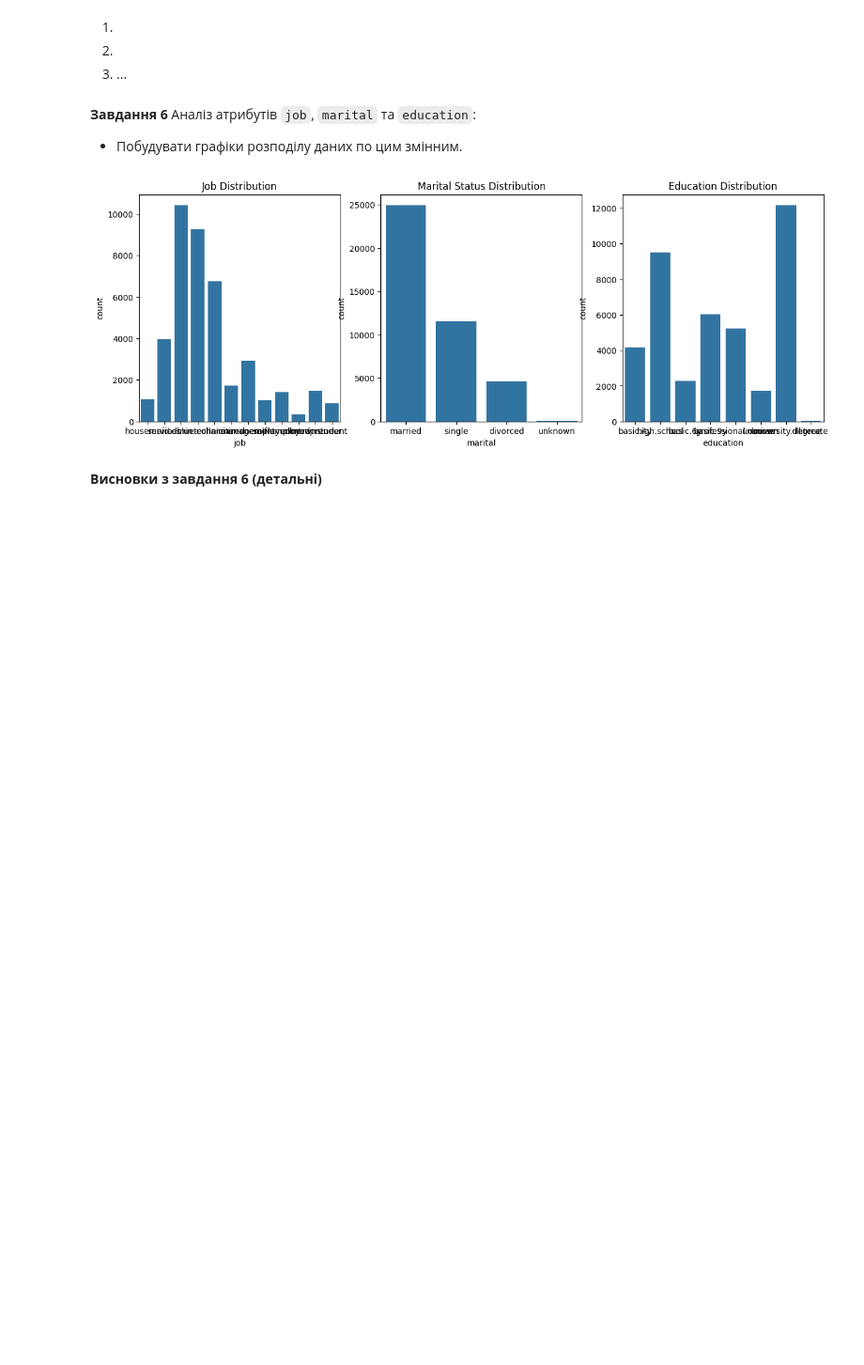
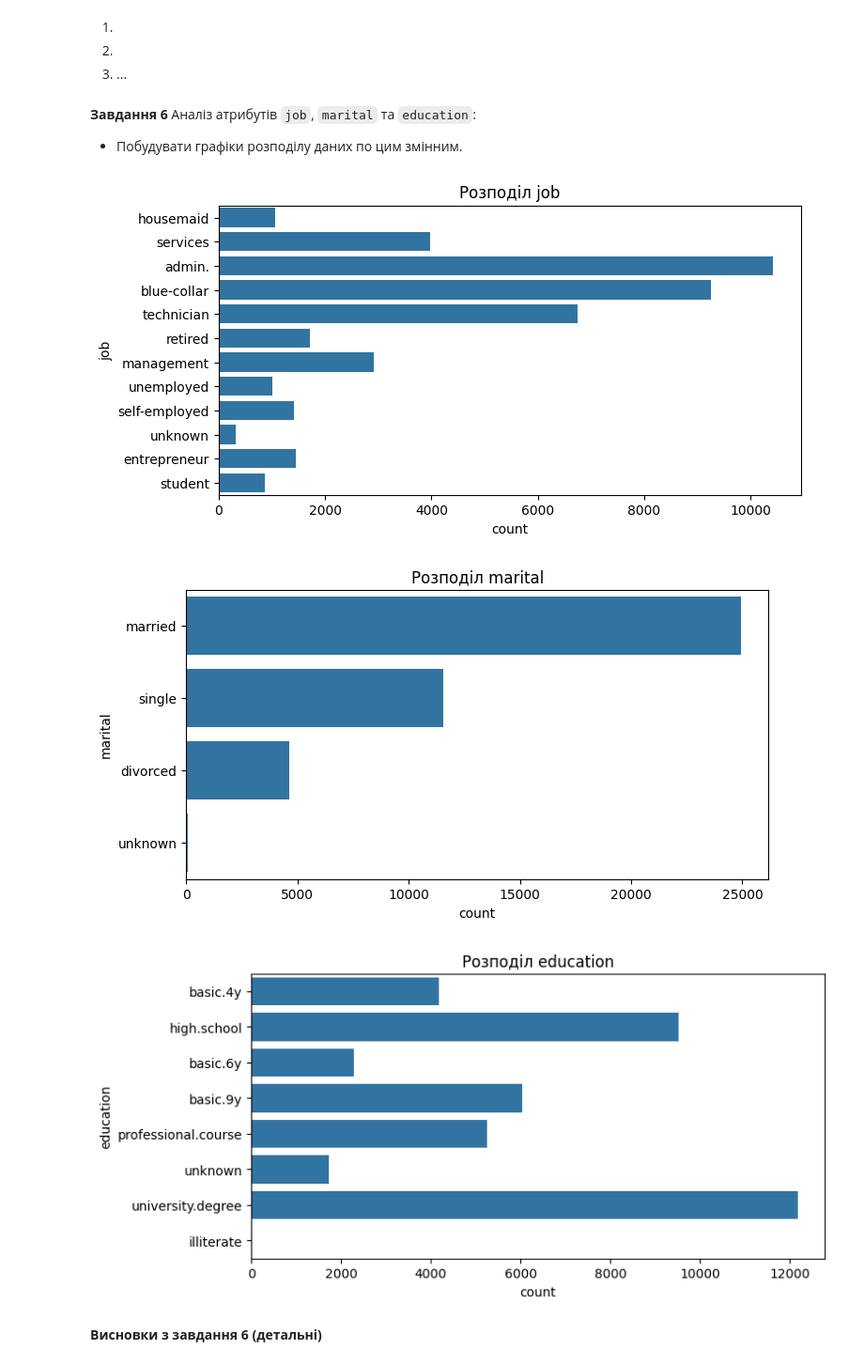
Before and after one commit to bvbvbvbvbudw/ai-basics, a Jupyter notebook: pr_5/Task5_Classification.ipynb, the cells around one changed output. Shown: that part at 94% size. Drawn from its saved outputs; the diff is of its cells as text; code cells hidden in the pictures; blank space fills up the shorter version.

```diff
--- a/pr_5/Task5_Classification.ipynb
+++ b/pr_5/Task5_Classification.ipynb
@@ -206,24 +184,18 @@ outliers = detect_outliers_with_interquantile_range(bank_client, 'age', 10, 90)
 # %% [markdown]
 **Завдання 6** Аналіз атрибутів `job`, `marital` та `education`:
 - Побудувати графіки розподілу даних по цим змінним.
-# %%
-plt.figure(figsize=(15, 5))
-
-plt.subplot(1, 3, 1)
-sns.countplot(x='job', data=data)
-plt.title('Job Distribution')
-
-plt.subplot(1, 3, 2)
-sns.countplot(x='marital', data=data)
-plt.title('Marital Status Distribution')
-
-plt.subplot(1, 3, 3)
-sns.countplot(x='education', data=data)
-plt.title('Education Distribution')
-
-plt.show()
-# %% [output]
-[figure, removed]
+# %%
+#code
+categorical_cols = ['job', 'marital', 'education']
+for col in categorical_cols:
+    plt.figure(figsize=(8, 4))
+    sns.countplot(y=df[col])
+    plt.title(f"Розподіл {col}")
+    plt.show()
+# %% [output]
+[figure, added]
+[figure, added]
+[figure, added]
 # %%
 #code
 # %%
```
Also changed, not shown: parts of 35 cells of this notebook, 9 other files.
